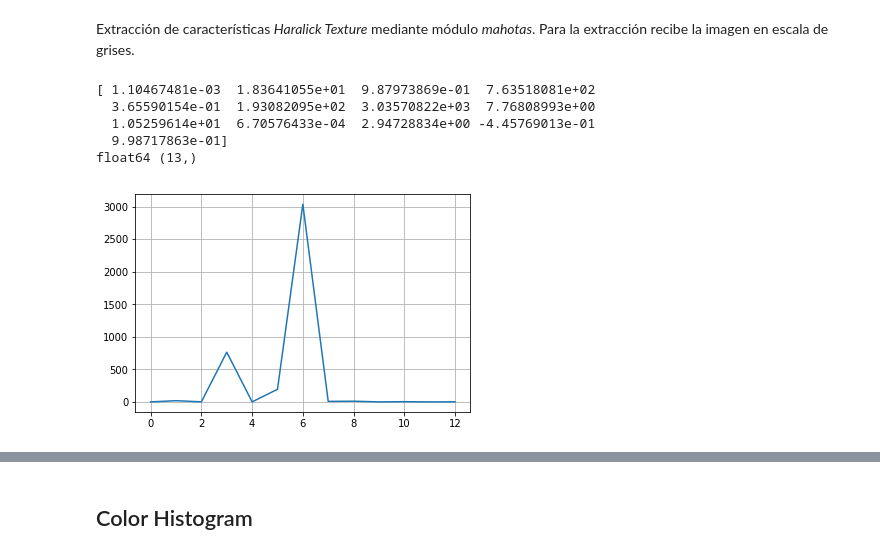
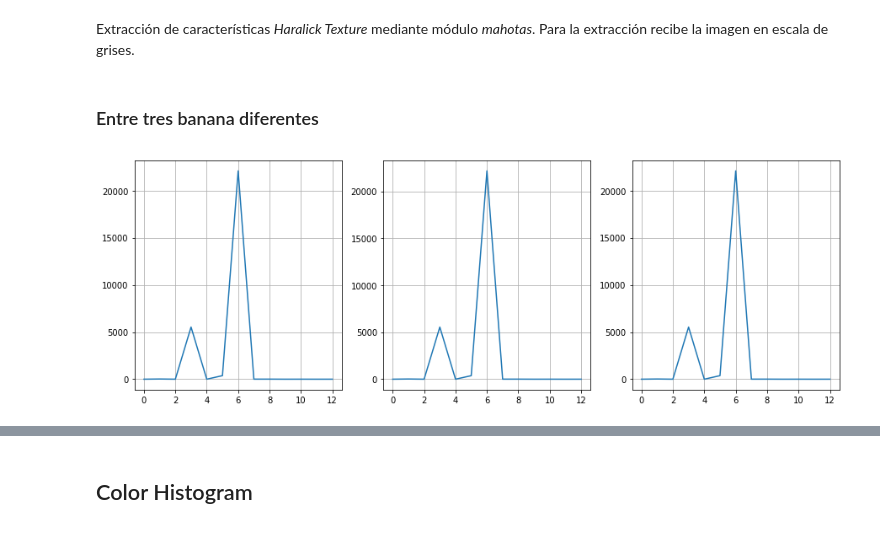
Before and after one commit to gonzafernan/fruit-classifier, a Jupyter notebook: 04-extraccion.ipynb, the cells around one changed output, grey strips where cells are left out. Drawn from its saved outputs; the diff is of its cells as text; code cells hidden in the pictures.

```diff
--- a/04-extraccion.ipynb
+++ b/04-extraccion.ipynb
@@ -120,14 +197,19 @@ def haralick(image):
     return feature
-# %%
-f_ht = haralick(gray)
-print(f_ht)
-print(f_ht.dtype, f_ht.shape)
-plt.plot(f_ht)
-plt.grid(True)
-# %% [output]
-[ 1.10467481e-03  1.83641055e+01  9.87973869e-01  7.63518081e+02
-  3.65590154e-01  1.93082095e+02  3.03570822e+03  7.76808993e+00
-  1.05259614e+01  6.70576433e-04  2.94728834e+00 -4.45769013e-01
-  9.98717863e-01]
-float64 (13,)
-[figure, removed]
+# %% [markdown]
+### Entre tres banana diferentes
+# %%
+b1_fht = haralick(banana_gray[0])
+b2_fht = haralick(banana_gray[1])
+b3_fht = haralick(banana_gray[2])
+
+f, (ax0, ax1, ax2) = plt.subplots(1, 3, figsize=(15, 5))
+
+ax0.plot(b1_fht)
+ax1.plot(b2_fht)
+ax2.plot(b3_fht)
+
+ax0.grid(True)
+ax1.grid(True)
+ax2.grid(True)
+# %% [output]
+[figure, added]
```
Also changed, not shown: parts of 36 cells of this notebook, 5 other files.
